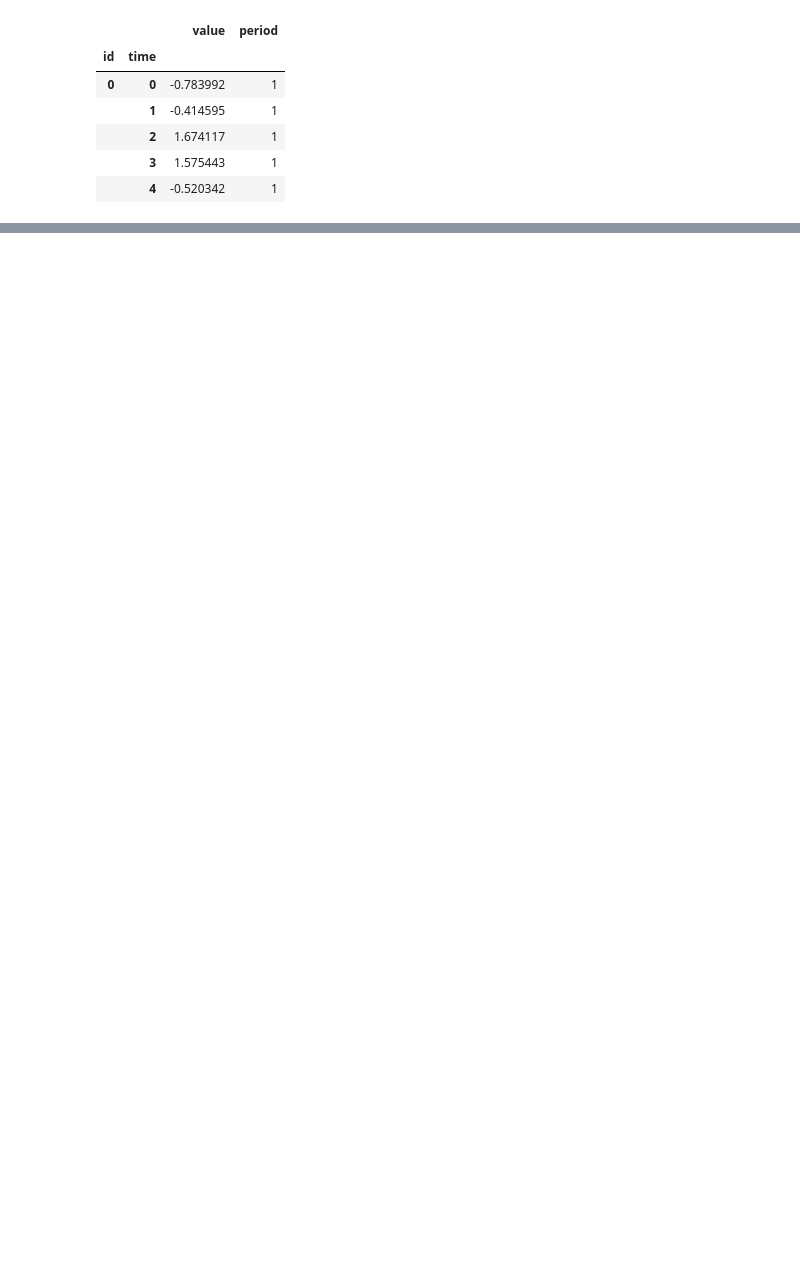
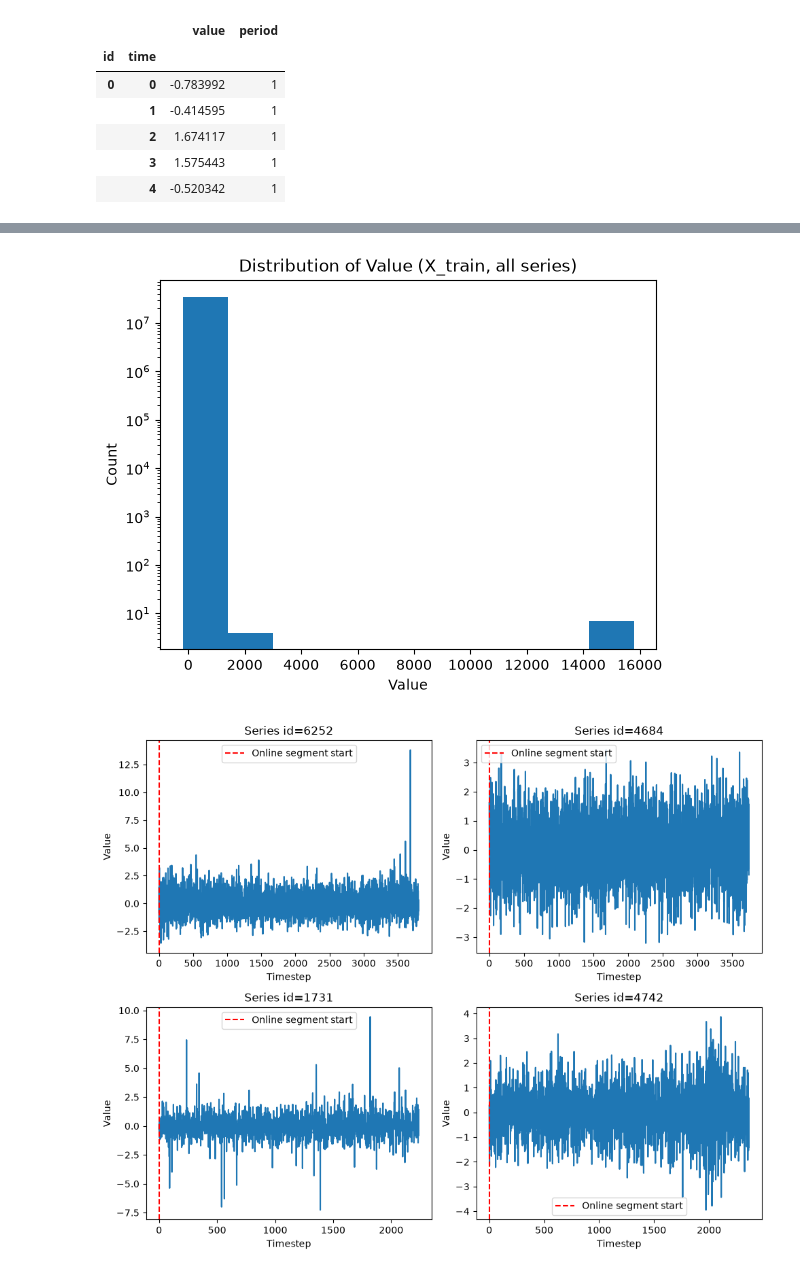
Before and after one commit to AmineSlaoui/structural_break, a Jupyter notebook: notebooks/eda.ipynb, the cells around one changed output, grey strips where cells are left out. Cells and saved outputs as stored; diff of their text form; code cells hidden in the pictures; blank space fills up the shorter version.

Commit message:
feat: Added analysis of tau and value distribution

```diff
--- a/notebooks/eda.ipynb
+++ b/notebooks/eda.ipynb
@@ -72,0 +86,35 @@ Length: 100, dtype: int64
+# %%
+# Check for distribution of values in the training set
+value = data_x_train["value"]
+plt.hist(value)
+plt.title('Distribution of Value (X_train, all series)')
+plt.xlabel('Value')
+plt.ylabel('Count')
+plt.yscale('log')
+plt.show()
+
+
+# Plot random seroes from training set
+np.random.seed(42)  # For reproducibility
+
+random_ids = np.random.choice(data_x_train.index.get_level_values('id').unique(), size=4, replace=False)
+fig, axes = plt.subplots(2, 2, figsize=(10, 8))
+
+for i, ax in zip(random_ids, axes.flat):
+    serie = data_x_train.loc[i]  # Gets one series
+
+    # Find where the online segment starts (first timestep where period == 1)
+    online_start = serie[serie['period'] == 1].index.min()
+
+    ax.plot(serie.index, serie['value'])
+    ax.axvline(x=online_start, color='red', linestyle='--', label='Online segment start')
+    ax.set_title(f'Series id={i}')
+    ax.set_xlabel('Timestep')
+    ax.set_ylabel('Value')
+    ax.legend()
+
+plt.tight_layout()
+plt.show()
+# %% [output]
+[figure, added]
+[figure, added]
```
Also changed, not shown: parts of 7 cells of this notebook, 1 other file.
